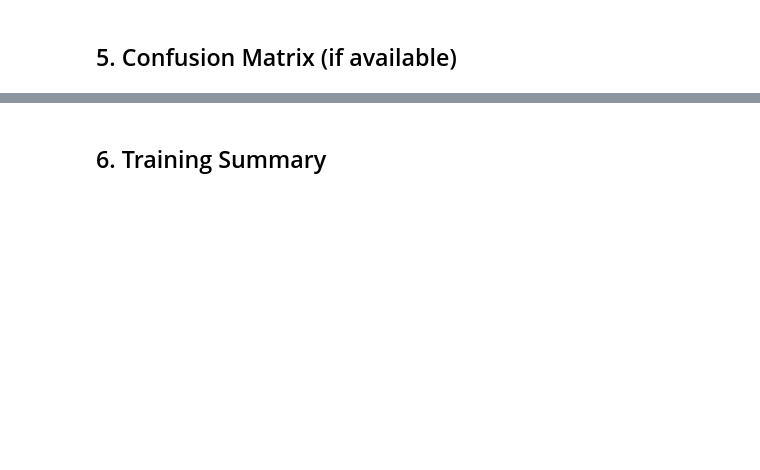
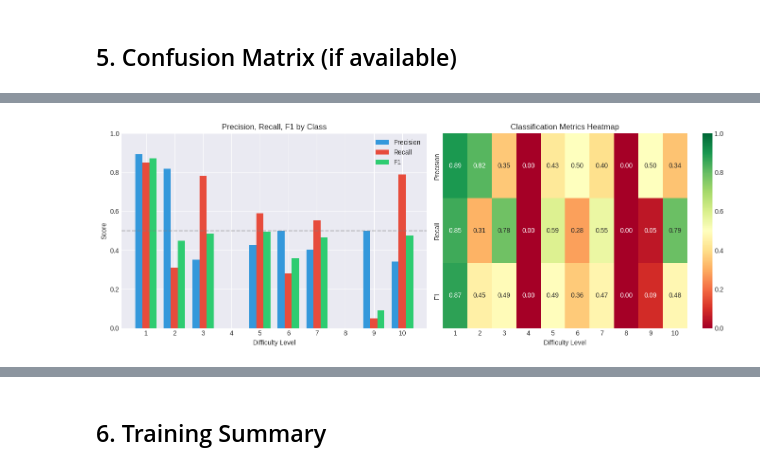
Before and after one commit to Ybx-jp/stepmania-ml, a Jupyter notebook: notebooks/training_analysis.ipynb, the cells around one changed output, grey strips where cells are left out. Saved outputs shown, nothing was run; the diff lists cells and outputs as text; code cells hidden in the pictures; blank space fills up the shorter version.

```diff
--- a/notebooks/training_analysis.ipynb
+++ b/notebooks/training_analysis.ipynb
@@ -172,0 +390,85 @@ else:
+# %%
+if confusion_matrix is not None:
+    cm = confusion_matrix.astype('float')
+    num_classes = cm.shape[0]
+
+    # Calculate precision, recall, F1 for each class
+    precision = np.zeros(num_classes)
+    recall = np.zeros(num_classes)
+    f1 = np.zeros(num_classes)
+    support = np.zeros(num_classes)
+
+    for i in range(num_classes):
+        tp = cm[i, i]
+        fp = cm[:, i].sum() - tp  # Column sum minus diagonal
+        fn = cm[i, :].sum() - tp  # Row sum minus diagonal
+
+        precision[i] = tp / (tp + fp) if (tp + fp) > 0 else 0
+        recall[i] = tp / (tp + fn) if (tp + fn) > 0 else 0
+        f1[i] = 2 * precision[i] * recall[i] / (precision[i] + recall[i]) if (precision[i] + recall[i]) > 0 else 0
+        support[i] = cm[i, :].sum()
+
+    # Create visualization
+    fig, axes = plt.subplots(1, 2, figsize=(14, 5))
+
+    # Bar chart of metrics
+    ax = axes[0]
+    x = np.arange(1, 11)
+    width = 0.25
+    ax.bar(x - width, precision, width, label='Precision', color='#3498db')
+    ax.bar(x, recall, width, label='Recall', color='#e74c3c')
+    ax.bar(x + width, f1, width, label='F1', color='#2ecc71')
+    ax.set_xlabel('Difficulty Level')
+    ax.set_ylabel('Score')
+    ax.set_title('Precision, Recall, F1 by Class')
+    ax.set_xticks(x)
+    ax.set_ylim(0, 1)
+    ax.legend()
+    ax.axhline(0.5, color='gray', linestyle='--', alpha=0.5)
+
+    # Heatmap of metrics
+    ax = axes[1]
+    metrics_matrix = np.vstack([precision, recall, f1])
+    sns.heatmap(metrics_matrix, annot=True, fmt='.2f', cmap='RdYlGn',
+                xticklabels=range(1, 11), yticklabels=['Precision', 'Recall', 'F1'],
+                ax=ax, vmin=0, vmax=1, center=0.5)
+    ax.set_xlabel('Difficulty Level')
+    ax.set_title('Classification Metrics Heatmap')
+
+    plt.tight_layout()
+    plt.show()
+
+    # Print detailed table
+    print("Per-Class Classification Metrics:")
+    print("-" * 60)
+    print(f"{'Difficulty':>10} {'Precision':>10} {'Recall':>10} {'F1':>10} {'Support':>10}")
+    print("-" * 60)
+    for i in range(num_classes):
+        print(f"{i+1:>10} {precision[i]:>10.3f} {recall[i]:>10.3f} {f1[i]:>10.3f} {int(support[i]):>10}")
+    print("-" * 60)
+
+    # Macro and weighted averages
+    macro_precision = precision.mean()
+    macro_recall = recall.mean()
+    macro_f1 = f1.mean()
+
+    weighted_precision = (precision * support).sum() / support.sum()
+    weighted_recall = (recall * support).sum() / support.sum()
+    weighted_f1 = (f1 * support).sum() / support.sum()
+
+    print(f"{'Macro Avg':>10} {macro_precision:>10.3f} {macro_recall:>10.3f} {macro_f1:>10.3f} {int(support.sum()):>10}")
+    print(f"{'Weighted':>10} {weighted_precision:>10.3f} {weighted_recall:>10.3f} {weighted_f1:>10.3f} {int(support.sum()):>10}")
+
+    # Identify problem classes
+    problem_classes = np.where(f1 < 0.3)[0]
+    if len(problem_classes) > 0:
+        print(f"\nProblem classes (F1 < 0.3): {[c+1 for c in problem_classes]}")
+        for c in problem_classes:
+            if recall[c] < precision[c]:
+                print(f"  Difficulty {c+1}: Low recall - model misses many samples of this class")
+            else:
+                print(f"  Difficulty {c+1}: Low precision - model over-predicts this class")
+else:
+    print("No confusion matrix available for metrics calculation.")
+# %% [output]
+[figure, added]
```
Also changed, not shown: parts of 16 cells of this notebook, 4 other files.
